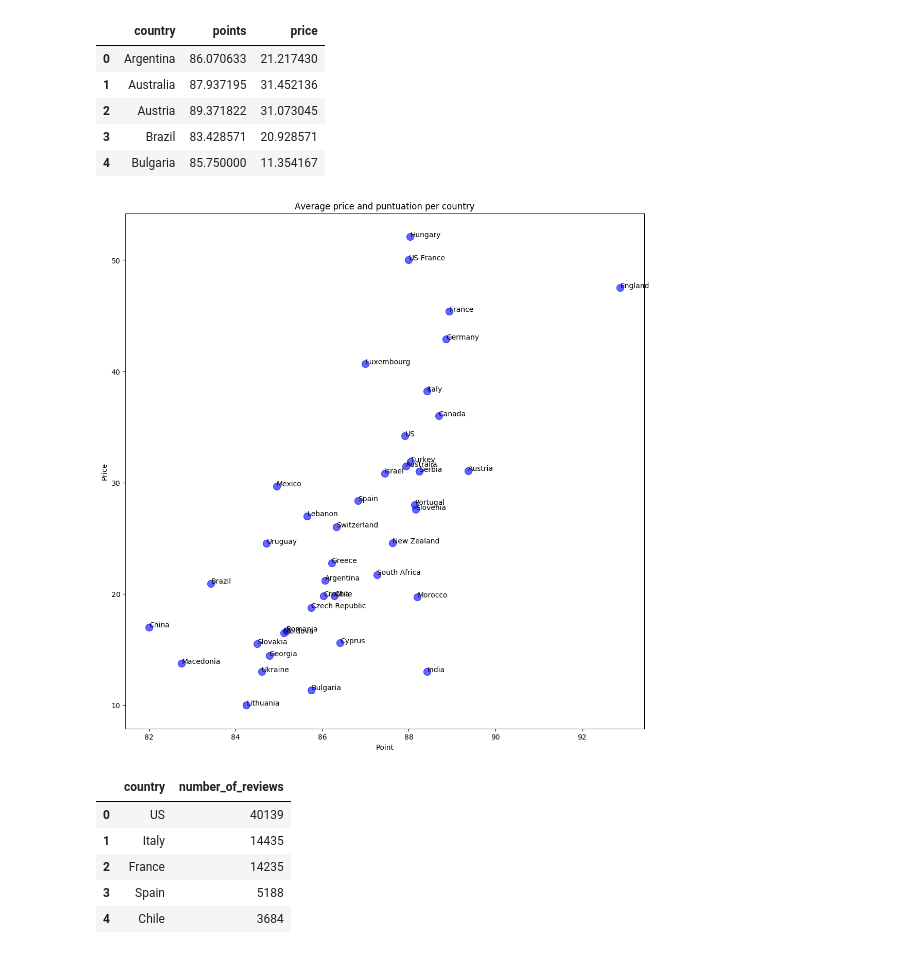
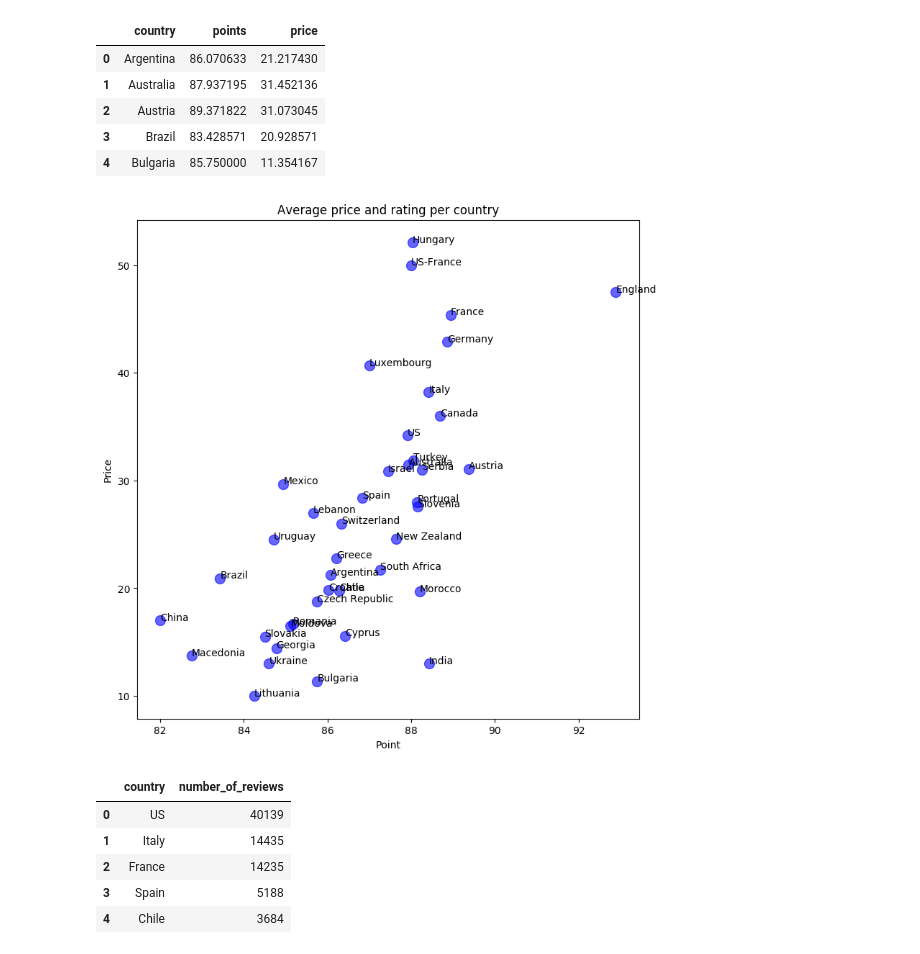
Before and after one commit to pavlafuxova/TFM, a Jupyter notebook: ranking_varieties.ipynb, the cells around one changed output. Cells and saved outputs as stored; diff of their text form; code cells hidden in the pictures.

```diff
--- a/ranking_varieties.ipynb
+++ b/ranking_varieties.ipynb
@@ -305,17 +290,17 @@ wine1.head()
 # %%
 y=wine1["price"]
 x=wine1["points"]
 n=wine1["country"]
-fig, ax = plt.subplots(figsize=(13,13))
+fig, ax = plt.subplots(figsize=(9,9))
 ax.scatter(x, y,s =100, color="blue", alpha=0.6)
 for i, txt in enumerate(n):
     ax.annotate(txt, (x[i],y[i]))
     plt.xlabel("Point")
 plt.ylabel("Price")
-plt.title("Average price and puntuation per country")
+plt.title("Average price and rating per country")
 plt.show()
 # %% [output]
-[figure, old version]
+[figure, new version]
 # %%
 # number of wine-reviews per country
 # %%
```
Also changed, not shown: parts of 8 cells of this notebook.
